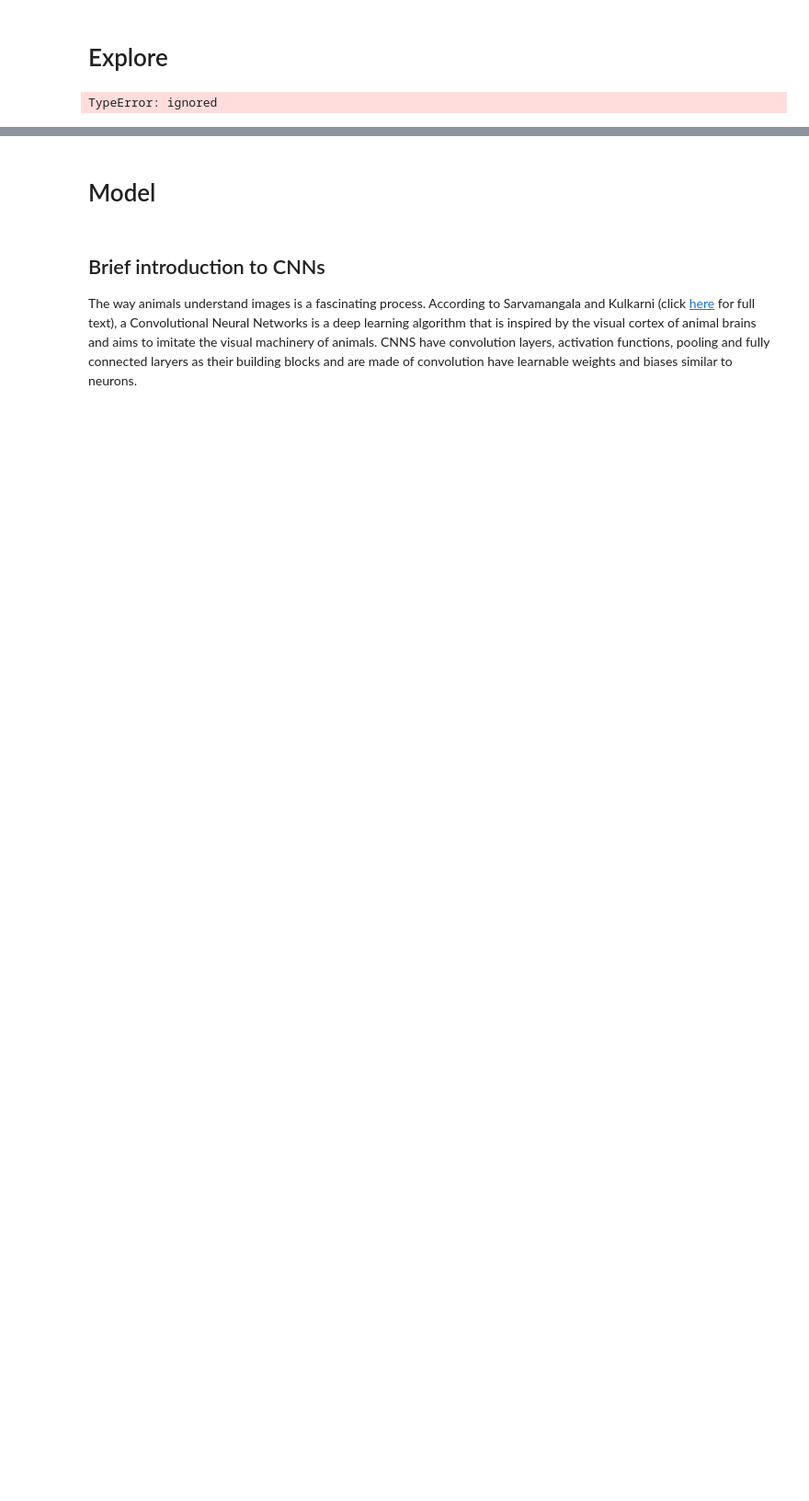
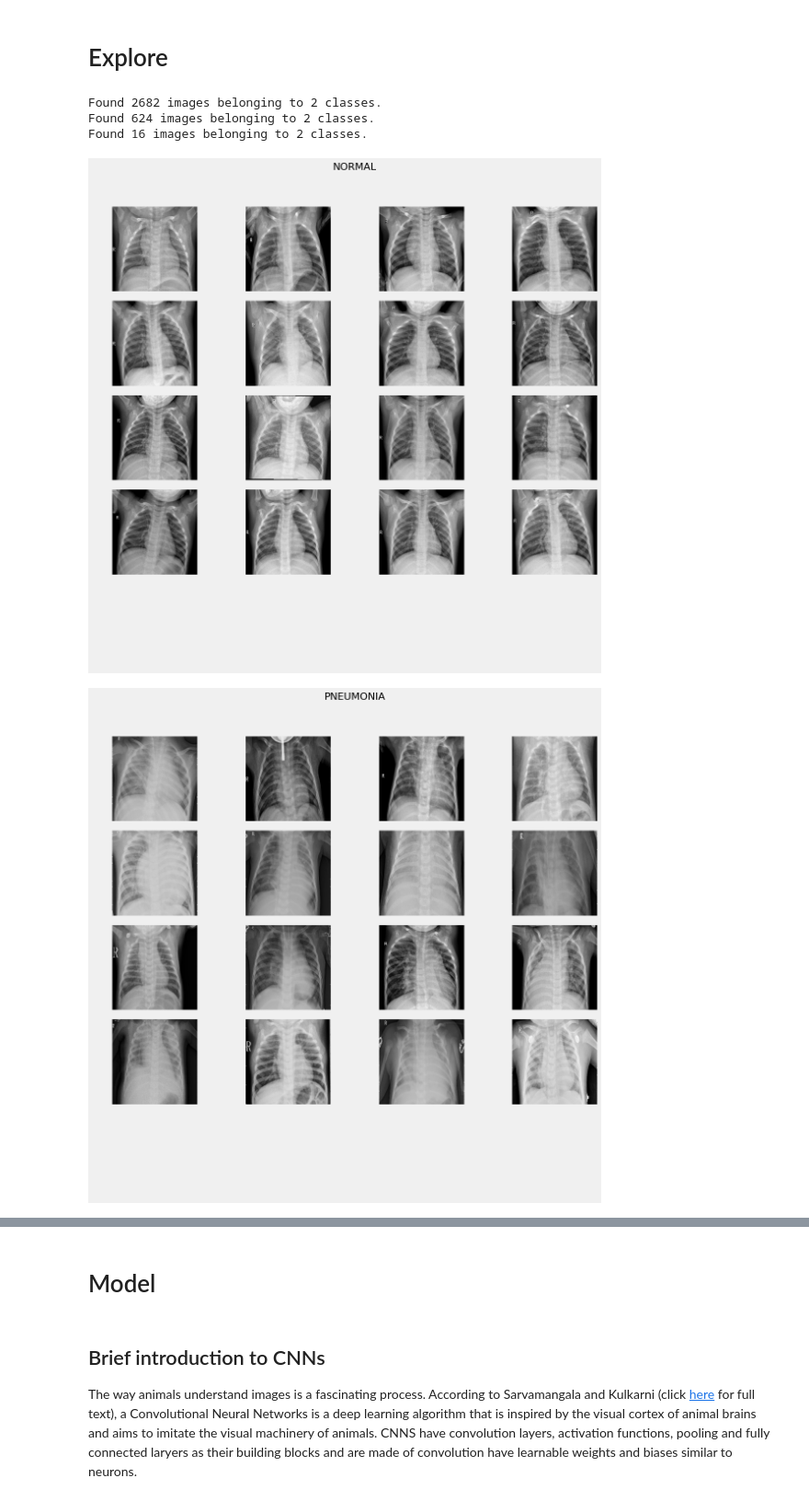
Before and after one commit to dataeducator/Image_Classification_with_Deep_Learning, a Jupyter notebook: image_classification_with_deep_learning.ipynb, the cells around one changed output, grey strips where cells are left out. Shown at 92% size. Drawn from its saved outputs; the diff is of its cells as text; code cells hidden in the pictures; blank space fills up the shorter version.

```diff
--- a/image_classification_with_deep_learning.ipynb
+++ b/image_classification_with_deep_learning.ipynb
@@ -699,14 +699,3 @@ class ScrubData:
 
         plt.tight_layout(rect=[0, 0.03, 1, 0.95])
         plt.show()
-# %%
-if __name__ == "__main__":
-    scrubber = ScrubData(base_dataset_location)
-
-    train_generator = scrubber.create_data_generator('train_downsampled', scrubber.batch_size_train)
-    test_generator = scrubber.create_data_generator('test', scrubber.batch_size_test)
-    val_generator = scrubber.create_data_generator('val', scrubber.batch_size_val)
-
-    # Plot sample images
-    scrubber.plot_sample_images(train_generator, class_name='NORMAL', num_images=16, num_rows=5, num_cols=4, figsize=(12, 12))
-    scrubber.plot_sample_images(train_generator, class_name='PNEUMONIA', num_images=16, num_rows=5, num_cols=4, figsize=(12, 12))
@@ -774,17 +703,0 @@ class ExploreData:
-# %%
-# Create an instance of the DatasetPaths class
-dataset_paths = DatasetPaths(base_dataset_location)
-
-# Define the set name and class name
-set_names = ['train_downsampled']
-
-# Get the path using the DatasetPaths class
-train_path_name = dataset_paths.get_path(set_names)
-
-# Now you can pass train_path_name to the ExploreData class
-explorer = ExploreData(train_path_name)
-if __name__ == "__main__":
-    explorer = ExploreData(train_data_path)
-    explorer.plot_histograms()
-# %% [output]
-TypeError: ignored
@@ -851,22 +704,17 @@ def plotHistogram(image, class_name):
-# %%
-batch_size_train = {
-    'NORMAL': 2,    # Batch size for the 'NORMAL' class
-    'PNEUMONIA': 2  # Batch size for the 'PNEUMONIA' class
-}
-# Recreate the data generator for the train directory
-train_generator = create_data_generator(train_data_path, batch_size_train['NORMAL'])
-print(batch_size_train['NORMAL'])
-# Get a batch of sample data from the data generator
-batch_images, batch_labels = next(train_generator)
-
-# Find indices of NORMAL and PNEUMONIA images
-normal_indices = np.where(batch_labels == 0)[0]
-pneumonia_indices = np.where(batch_labels == 1)[0]
-
-# Plot histograms for NORMAL images
-for index in normal_indices:
-    plotHistogram(batch_images[index], class_name='NORMAL')
-
-# Plot histograms for PNEUMONIA images
-for index in pneumonia_indices:
-    plotHistogram(batch_images[index], class_name='PNEUMONIA')
+# %%
+if __name__ == "__main__":
+    scrubber = ScrubData(base_dataset_location)
+
+    train_generator = scrubber.create_data_generator('train_downs', scrubber.batch_size_train)
+    test_generator = scrubber.create_data_generator('test', scrubber.batch_size_test)
+    val_generator = scrubber.create_data_generator('val', scrubber.batch_size_val)
+
+    # Plot sample images
+    scrubber.plot_sample_images(train_generator, class_name='NORMAL', num_images=16, num_rows=5, num_cols=4, figsize=(12, 12))
+    scrubber.plot_sample_images(train_generator, class_name='PNEUMONIA', num_images=16, num_rows=5, num_cols=4, figsize=(12, 12))
+# %% [output]
+Found 2682 images belonging to 2 classes.
+Found 624 images belonging to 2 classes.
+Found 16 images belonging to 2 classes.
+[figure, added]
+[figure, added]
```
Also changed, not shown: parts of 10 cells of this notebook.
